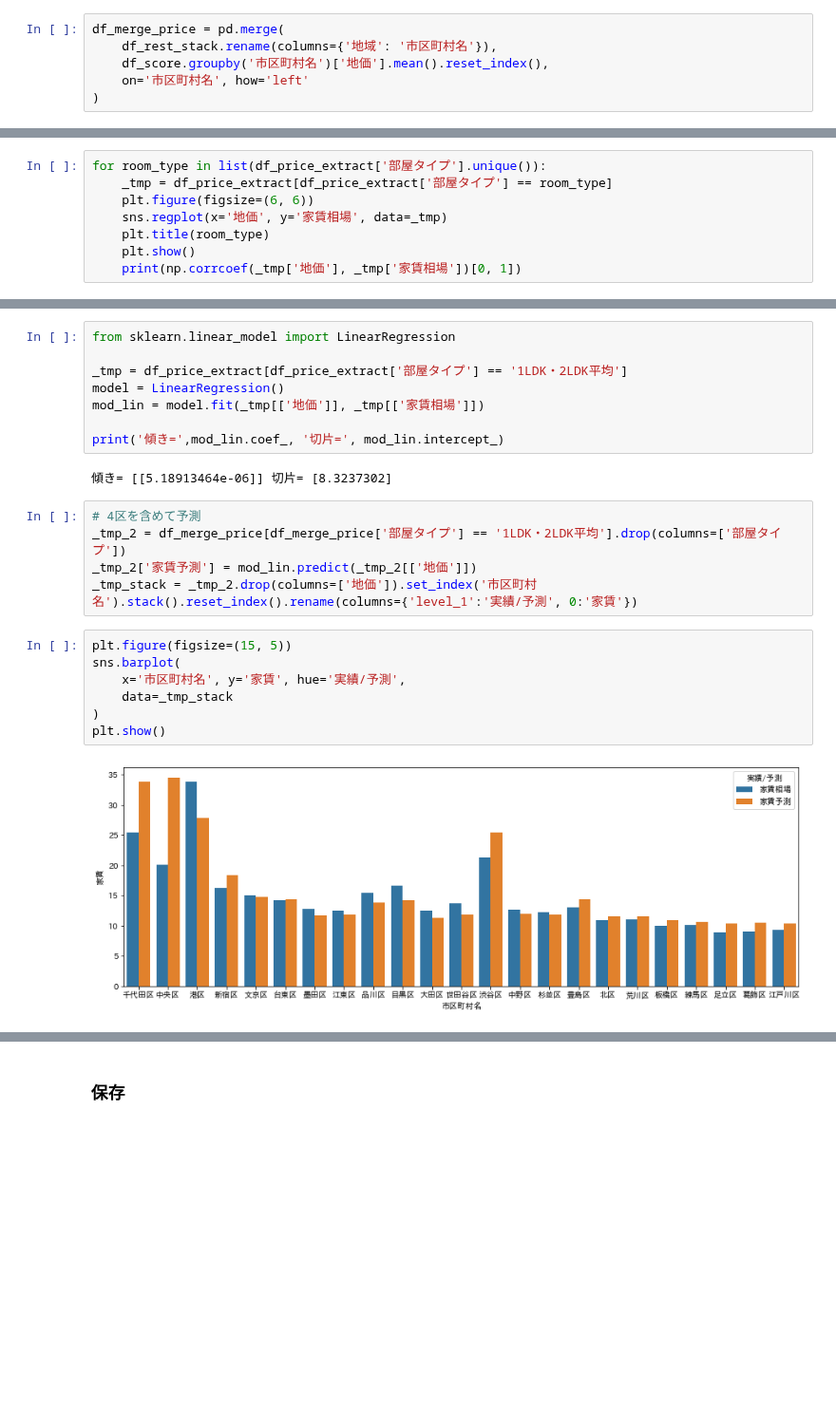
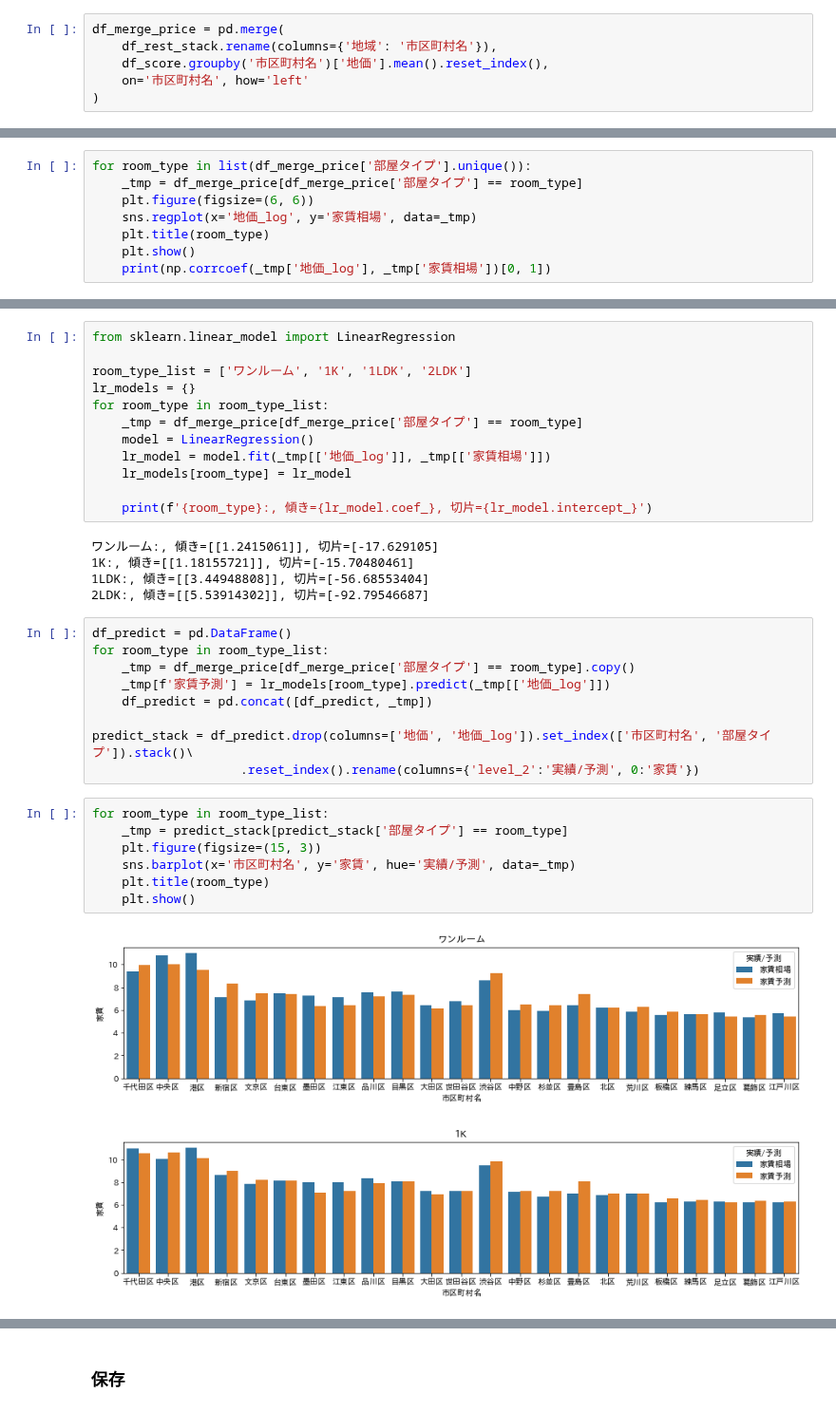
Before and after one commit to z-guard/analysis, a Jupyter notebook: notebooks/land_price_score.ipynb, the cells around one changed output, grey strips where cells are left out. Shown at 95% size. Saved outputs shown, nothing was run; the diff lists cells and outputs as text; blank space fills up the shorter version.

```diff
--- a/notebooks/land_price_score.ipynb
+++ b/notebooks/land_price_score.ipynb
@@ -254,9 +260,9 @@ df_price_extract = df_merge_price[~df_merge_price['市区町村名'].isin(['千
 # %%
-for room_type in list(df_price_extract['部屋タイプ'].unique()):
-    _tmp = df_price_extract[df_price_extract['部屋タイプ'] == room_type]
+for room_type in list(df_merge_price['部屋タイプ'].unique()):
+    _tmp = df_merge_price[df_merge_price['部屋タイプ'] == room_type]
     plt.figure(figsize=(6, 6))
-    sns.regplot(x='地価', y='家賃相場', data=_tmp)
+    sns.regplot(x='地価_log', y='家賃相場', data=_tmp)
     plt.title(room_type)
     plt.show()
-    print(np.corrcoef(_tmp['地価'], _tmp['家賃相場'])[0, 1])
+    print(np.corrcoef(_tmp['地価_log'], _tmp['家賃相場'])[0, 1])
 # %% [output]
@@ -277,24 +281,36 @@ for room_type in list(df_price_extract['部屋タイプ'].unique()):
 # %%
 from sklearn.linear_model import LinearRegression
 
-_tmp = df_price_extract[df_price_extract['部屋タイプ'] == '1LDK・2LDK平均']
-model = LinearRegression()
-mod_lin = model.fit(_tmp[['地価']], _tmp[['家賃相場']])
+room_type_list = ['ワンルーム', '1K', '1LDK', '2LDK']
+lr_models = {}
+for room_type in room_type_list:
+    _tmp = df_merge_price[df_merge_price['部屋タイプ'] == room_type]
+    model = LinearRegression()
+    lr_model = model.fit(_tmp[['地価_log']], _tmp[['家賃相場']])
+    lr_models[room_type] = lr_model
 
-print('傾き=',mod_lin.coef_, '切片=', mod_lin.intercept_)
+    print(f'{room_type}:, 傾き={lr_model.coef_}, 切片={lr_model.intercept_}')
 # %% [output]
-傾き= [[5.18913464e-06]] 切片= [8.3237302]
+ワンルーム:, 傾き=[[1.2415061]], 切片=[-17.629105]
+1K:, 傾き=[[1.18155721]], 切片=[-15.70480461]
+1LDK:, 傾き=[[3.44948808]], 切片=[-56.68553404]
+2LDK:, 傾き=[[5.53914302]], 切片=[-92.79546687]
 # %%
-# 4区を含めて予測
-_tmp_2 = df_merge_price[df_merge_price['部屋タイプ'] == '1LDK・2LDK平均'].drop(columns=['部屋タイプ'])
-_tmp_2['家賃予測'] = mod_lin.predict(_tmp_2[['地価']])
-_tmp_stack = _tmp_2.drop(columns=['地価']).set_index('市区町村名').stack().reset_index().rename(columns={'level_1':'実績/予測', 0:'家賃'})
+df_predict = pd.DataFrame()
+for room_type in room_type_list:
+    _tmp = df_merge_price[df_merge_price['部屋タイプ'] == room_type].copy()
+    _tmp[f'家賃予測'] = lr_models[room_type].predict(_tmp[['地価_log']])
+    df_predict = pd.concat([df_predict, _tmp])
+
+predict_stack = df_predict.drop(columns=['地価', '地価_log']).set_index(['市区町村名', '部屋タイプ']).stack()\
+                    .reset_index().rename(columns={'level_2':'実績/予測', 0:'家賃'})
 # %%
-plt.figure(figsize=(15, 5))
-sns.barplot(
-    x='市区町村名', y='家賃', hue='実績/予測',
-    data=_tmp_stack
-)
-plt.show()
+for room_type in room_type_list:
+    _tmp = predict_stack[predict_stack['部屋タイプ'] == room_type]
+    plt.figure(figsize=(15, 3))
+    sns.barplot(x='市区町村名', y='家賃', hue='実績/予測', data=_tmp)
+    plt.title(room_type)
+    plt.show()
 # %% [output]
-[figure, old version]
+[figure, new version]
+[figure, added]
```
Also changed, not shown: parts of 16 cells of this notebook.
